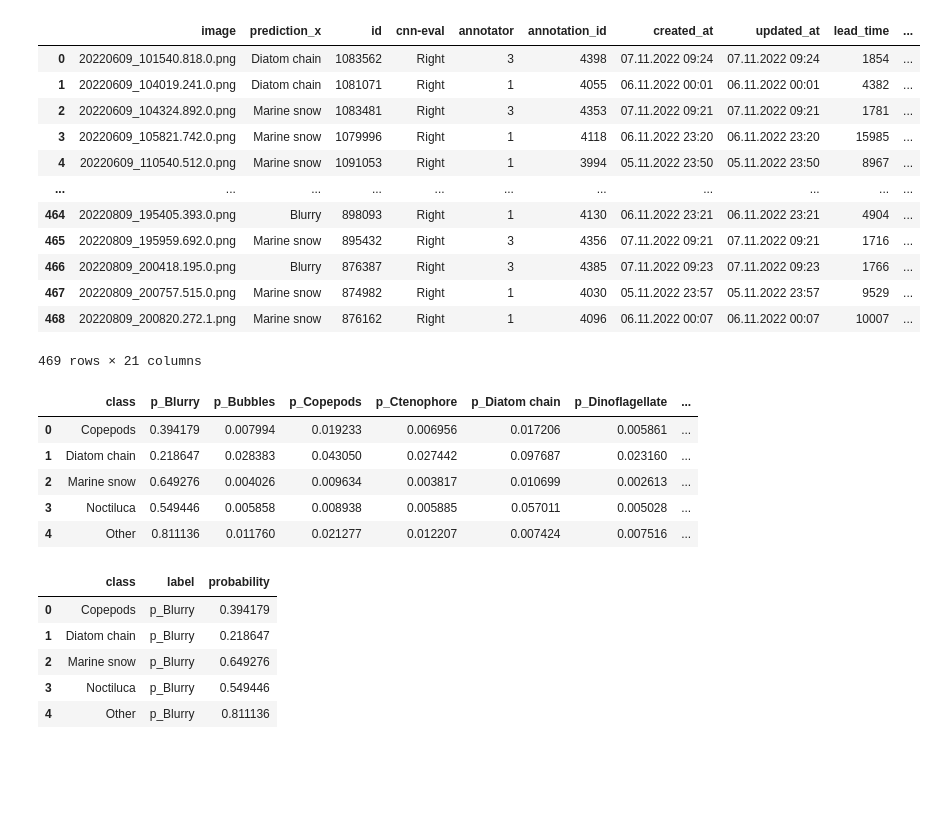
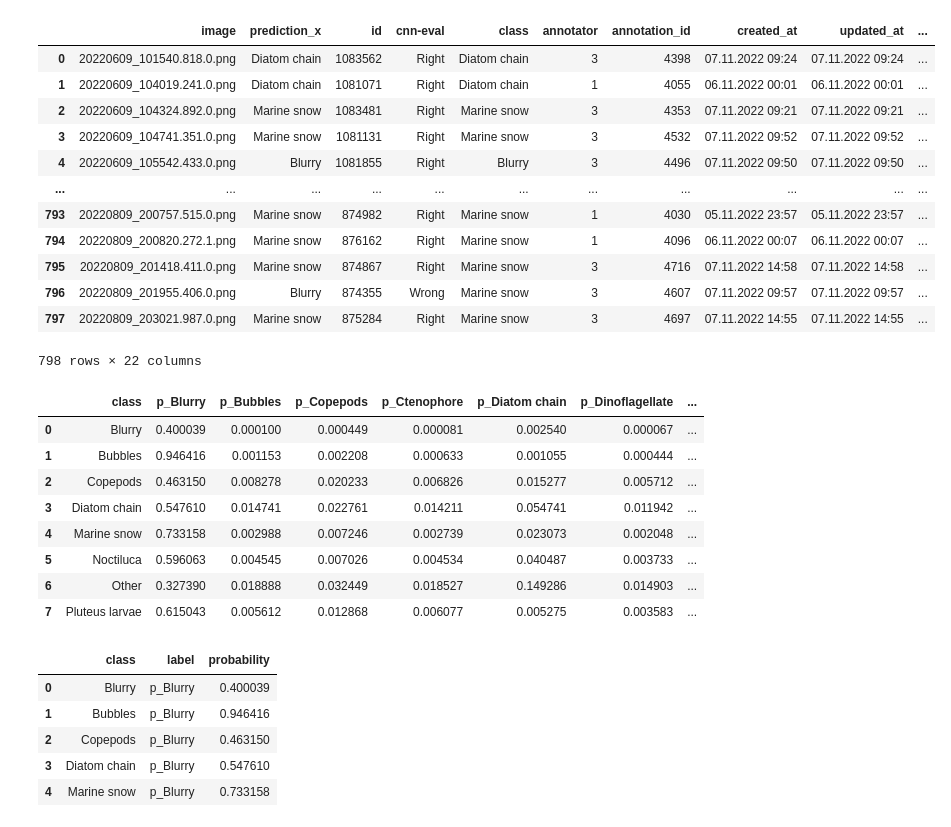
Before and after one commit to m-dml/plankton-classifier, a Jupyter notebook: notebooks/ConfusionMatrixPhytodiveManualTestData.ipynb, the cells around one changed output. Cells and saved outputs as stored; diff of their text form; code cells hidden in the pictures; blank space fills up the shorter version.

```diff
--- a/notebooks/ConfusionMatrixPhytodiveManualTestData.ipynb
+++ b/notebooks/ConfusionMatrixPhytodiveManualTestData.ipynb
@@ -38,7 +39,7 @@ def plot_confusion_matrix(cm, class_names, title):
     plt.close("all")
     return figure
 # %%
-file = "../data/phytodiveCNNeval-4-at-2022-11-07-08-34-5b10973e.csv"
+file = "../data/PhyodiveCNNeval-at-2022-11-07-14-06-bc63c776.csv"
 df = pd.read_csv(file, sep=";").dropna()
 df["image"] = df["image"].apply(lambda x: os.path.basename(x))
 df
@@ -105,34 +111,38 @@ df_complete
 # %%
 df_merged = pd.merge(
     left=df,
     right=df_complete,
     how="left",
     on="image",
     left_on=None,
     right_on=None,
     left_index=False,
     right_index=False,
     sort=True,
     suffixes=("_x", "_y"),
     copy=True,
     indicator=False,
     validate=None,
 )
+
+
+p_cols = [key for key in list(df_merged.keys()) if key.startswith("p_")]
+df_merged["max_p"] = df_merged[p_cols].max(axis=1)
 df_merged
 # %% [output]
-|  | image | prediction_x | id | cnn-eval | annotator | annotation_id | created_at | updated_at | lead_time | ... |
-| 0 | 20220609_101540.818.0.png | Diatom chain | 1083562 | Right | 3 | 4398 | 07.11.2022 09:24 | 07.11.2022 09:24 | 1854 | ... |
-| 1 | 20220609_104019.241.0.png | Diatom chain | 1081071 | Right | 1 | 4055 | 06.11.2022 00:01 | 06.11.2022 00:01 | 4382 | ... |
-| 2 | 20220609_104324.892.0.png | Marine snow | 1083481 | Right | 3 | 4353 | 07.11.2022 09:21 | 07.11.2022 09:21 | 1781 | ... |
-| 3 | 20220609_105821.742.0.png | Marine snow | 1079996 | Right | 1 | 4118 | 06.11.2022 23:20 | 06.11.2022 23:20 | 15985 | ... |
-| 4 | 20220609_110540.512.0.png | Marine snow | 1091053 | Right | 1 | 3994 | 05.11.2022 23:50 | 05.11.2022 23:50 | 8967 | ... |
+|  | image | prediction_x | id | cnn-eval | class | annotator | annotation_id | created_at | updated_at | ... |
+| 0 | 20220609_101540.818.0.png | Diatom chain | 1083562 | Right | Diatom chain | 3 | 4398 | 07.11.2022 09:24 | 07.11.2022 09:24 | ... |
+| 1 | 20220609_104019.241.0.png | Diatom chain | 1081071 | Right | Diatom chain | 1 | 4055 | 06.11.2022 00:01 | 06.11.2022 00:01 | ... |
+| 2 | 20220609_104324.892.0.png | Marine snow | 1083481 | Right | Marine snow | 3 | 4353 | 07.11.2022 09:21 | 07.11.2022 09:21 | ... |
+| 3 | 20220609_104741.351.0.png | Marine snow | 1081131 | Right | Marine snow | 3 | 4532 | 07.11.2022 09:52 | 07.11.2022 09:52 | ... |
+| 4 | 20220609_105542.433.0.png | Blurry | 1081855 | Right | Blurry | 3 | 4496 | 07.11.2022 09:50 | 07.11.2022 09:50 | ... |
 | ... | ... | ... | ... | ... | ... | ... | ... | ... | ... | ... |
-| 464 | 20220809_195405.393.0.png | Blurry | 898093 | Right | 1 | 4130 | 06.11.2022 23:21 | 06.11.2022 23:21 | 4904 | ... |
-| 465 | 20220809_195959.692.0.png | Marine snow | 895432 | Right | 3 | 4356 | 07.11.2022 09:21 | 07.11.2022 09:21 | 1716 | ... |
-| 466 | 20220809_200418.195.0.png | Blurry | 876387 | Right | 3 | 4385 | 07.11.2022 09:23 | 07.11.2022 09:23 | 1766 | ... |
-| 467 | 20220809_200757.515.0.png | Marine snow | 874982 | Right | 1 | 4030 | 05.11.2022 23:57 | 05.11.2022 23:57 | 9529 | ... |
-| 468 | 20220809_200820.272.1.png | Marine snow | 876162 | Right | 1 | 4096 | 06.11.2022 00:07 | 06.11.2022 00:07 | 10007 | ... |
+| 793 | 20220809_200757.515.0.png | Marine snow | 874982 | Right | Marine snow | 1 | 4030 | 05.11.2022 23:57 | 05.11.2022 23:57 | ... |
+| 794 | 20220809_200820.272.1.png | Marine snow | 876162 | Right | Marine snow | 1 | 4096 | 06.11.2022 00:07 | 06.11.2022 00:07 | ... |
+| 795 | 20220809_201418.411.0.png | Marine snow | 874867 | Right | Marine snow | 3 | 4716 | 07.11.2022 14:58 | 07.11.2022 14:58 | ... |
+| 796 | 20220809_201955.406.0.png | Blurry | 874355 | Wrong | Marine snow | 3 | 4607 | 07.11.2022 09:57 | 07.11.2022 09:57 | ... |
+| 797 | 20220809_203021.987.0.png | Marine snow | 875284 | Right | Marine snow | 3 | 4697 | 07.11.2022 14:55 | 07.11.2022 14:55 | ... |
-469 rows × 21 columns
+798 rows × 22 columns
 # %%
 df_wrong = df_merged[df_merged["cnn-eval"] == "Wrong"].copy()
 p_cols = [key for key in df_merged.keys() if key.startswith("p_")]
@@ -142,21 +152,24 @@ df_wrong_grouped = df_wrong.groupby("class").mean()[p_cols].reset_index()
 df_wrong_grouped
 # %% [output]
 |  | class | p_Blurry | p_Bubbles | p_Copepods | p_Ctenophore | p_Diatom chain | p_Dinoflagellate | ... |
-| 0 | Copepods | 0.394179 | 0.007994 | 0.019233 | 0.006956 | 0.017206 | 0.005861 | ... |
-| 1 | Diatom chain | 0.218647 | 0.028383 | 0.043050 | 0.027442 | 0.097687 | 0.023160 | ... |
-| 2 | Marine snow | 0.649276 | 0.004026 | 0.009634 | 0.003817 | 0.010699 | 0.002613 | ... |
-| 3 | Noctiluca | 0.549446 | 0.005858 | 0.008938 | 0.005885 | 0.057011 | 0.005028 | ... |
-| 4 | Other | 0.811136 | 0.011760 | 0.021277 | 0.012207 | 0.007424 | 0.007516 | ... |
+| 0 | Blurry | 0.400039 | 0.000100 | 0.000449 | 0.000081 | 0.002540 | 0.000067 | ... |
+| 1 | Bubbles | 0.946416 | 0.001153 | 0.002208 | 0.000633 | 0.001055 | 0.000444 | ... |
+| 2 | Copepods | 0.463150 | 0.008278 | 0.020233 | 0.006826 | 0.015277 | 0.005712 | ... |
+| 3 | Diatom chain | 0.547610 | 0.014741 | 0.022761 | 0.014211 | 0.054741 | 0.011942 | ... |
+| 4 | Marine snow | 0.733158 | 0.002988 | 0.007246 | 0.002739 | 0.023073 | 0.002048 | ... |
+| 5 | Noctiluca | 0.596063 | 0.004545 | 0.007026 | 0.004534 | 0.040487 | 0.003733 | ... |
+| 6 | Other | 0.327390 | 0.018888 | 0.032449 | 0.018527 | 0.149286 | 0.014903 | ... |
+| 7 | Pluteus larvae | 0.615043 | 0.005612 | 0.012868 | 0.006077 | 0.005275 | 0.003583 | ... |
 # %%
 df_wrong_grouped = pd.melt(df_wrong_grouped, id_vars="class", var_name="label", value_name="probability")
 df_wrong_grouped.head()
 # %% [output]
 |  | class | label | probability |
-| 0 | Copepods | p_Blurry | 0.394179 |
-| 1 | Diatom chain | p_Blurry | 0.218647 |
-| 2 | Marine snow | p_Blurry | 0.649276 |
-| 3 | Noctiluca | p_Blurry | 0.549446 |
-| 4 | Other | p_Blurry | 0.811136 |
+| 0 | Blurry | p_Blurry | 0.400039 |
+| 1 | Bubbles | p_Blurry | 0.946416 |
+| 2 | Copepods | p_Blurry | 0.463150 |
+| 3 | Diatom chain | p_Blurry | 0.547610 |
+| 4 | Marine snow | p_Blurry | 0.733158 |
 # %%
 from matplotlib.colors import ListedColormap
 import seaborn as sns
```
Also changed, not shown: parts of 12 cells of this notebook, 3 other files.
